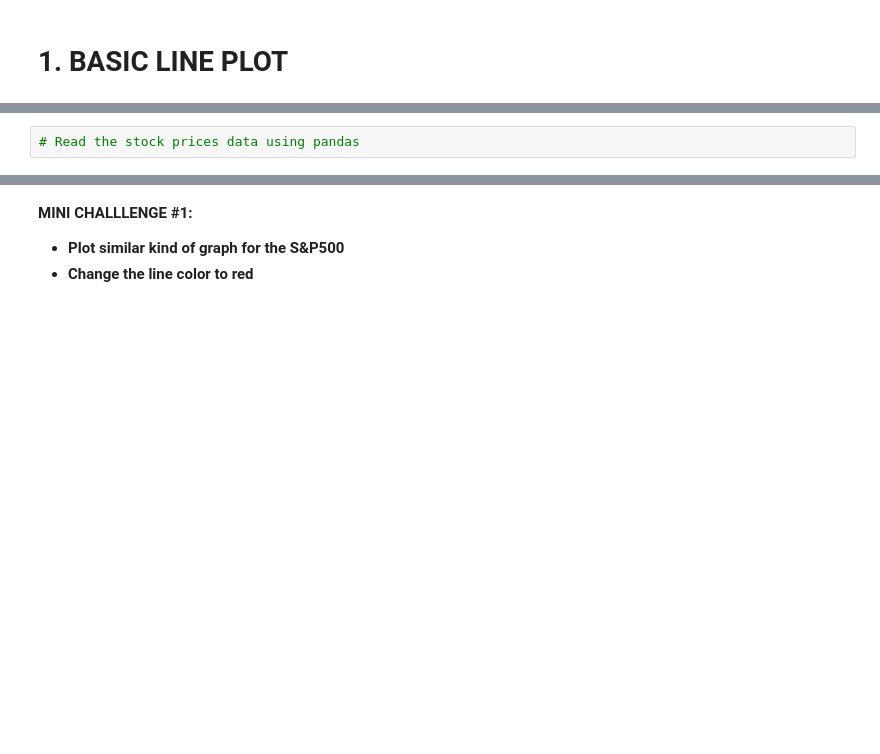
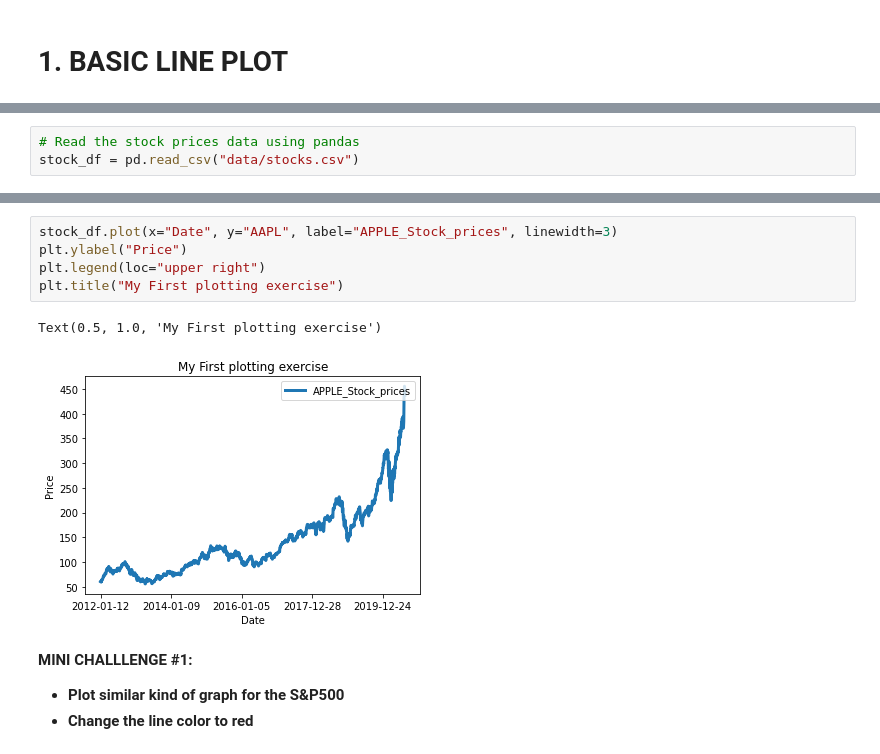
Before and after one commit to Ki-Sung/python_financial_analysis_and_machine_learning, a Jupyter notebook: Part1_Python_Programing_Fundamentals/9. Python 101 - Data Visualization with matplotlib.ipynb, the cells around one changed output, grey strips where cells are left out. Drawn from its saved outputs; the diff is of its cells as text; blank space fills up the shorter version.

Commit message:
studty for visualization, basic plots

```diff
--- a/Part1_Python_Programing_Fundamentals/9. Python 101 - Data Visualization with matplotlib.ipynb
+++ b/Part1_Python_Programing_Fundamentals/9. Python 101 - Data Visualization with matplotlib.ipynb
@@ -3,2 +7,3 @@
 # %%
 # Read the stock prices data using pandas
+stock_df = pd.read_csv("data/stocks.csv")
@@ -5,3 +26,11 @@
+# %%
+stock_df.plot(x="Date", y="AAPL", label="APPLE_Stock_prices", linewidth=3)
+plt.ylabel("Price")
+plt.legend(loc="upper right")
+plt.title("My First plotting exercise")
+# %% [output]
+Text(0.5, 1.0, 'My First plotting exercise')
+[figure, added]
 # %% [markdown]
 **MINI CHALLLENGE #1:**
 - **Plot similar kind of graph for the S&P500**
```
Also changed, not shown: parts of 14 cells of this notebook.
